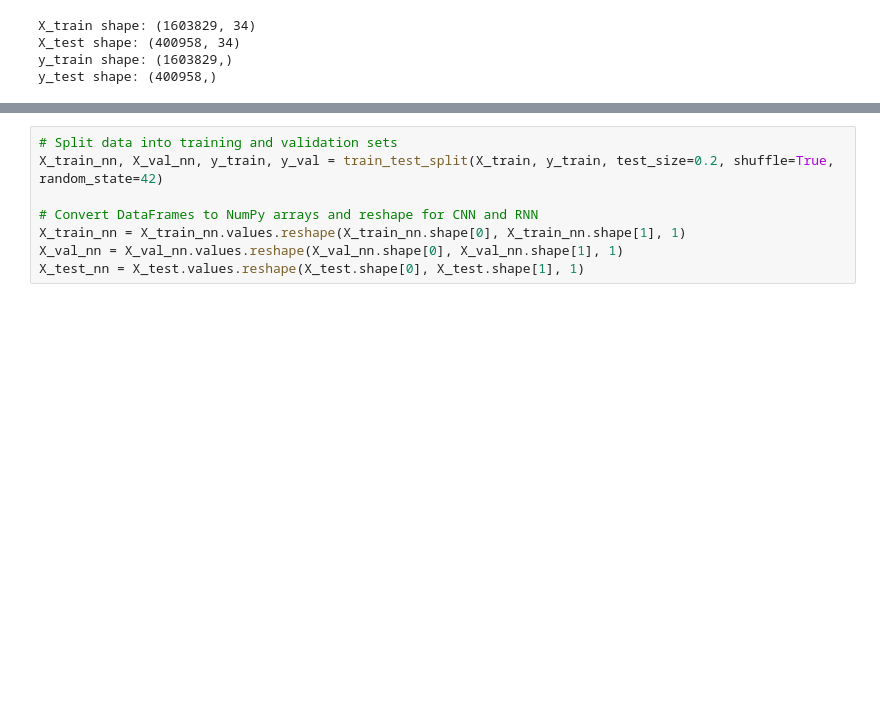
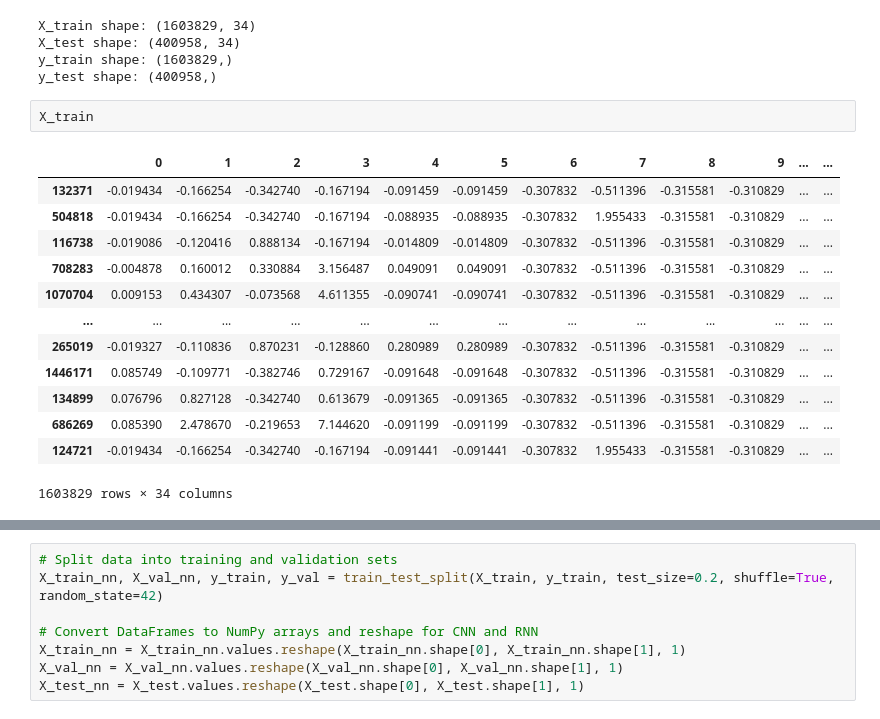
Before and after one commit to Awonke03/Capstone_Project, a Jupyter notebook: Capstone_Final_IOT.ipynb, the cells around one changed output, grey strips where cells are left out. Saved outputs shown, nothing was run; the diff lists cells and outputs as text; blank space fills up the shorter version.

```diff
--- a/Capstone_Final_IOT.ipynb
+++ b/Capstone_Final_IOT.ipynb
@@ -346,3 +346,19 @@ X_train shape: (1603829, 34)
 X_test shape: (400958, 34)
 y_train shape: (1603829,)
 y_test shape: (400958,)
+# %%
+X_train
+# %% [output]
+|  | 0 | 1 | 2 | 3 | 4 | 5 | 6 | 7 | 8 | 9 | ... | ... |
+| 132371 | -0.019434 | -0.166254 | -0.342740 | -0.167194 | -0.091459 | -0.091459 | -0.307832 | -0.511396 | -0.315581 | -0.310829 | ... | ... |
+| 504818 | -0.019434 | -0.166254 | -0.342740 | -0.167194 | -0.088935 | -0.088935 | -0.307832 | 1.955433 | -0.315581 | -0.310829 | ... | ... |
+| 116738 | -0.019086 | -0.120416 | 0.888134 | -0.167194 | -0.014809 | -0.014809 | -0.307832 | -0.511396 | -0.315581 | -0.310829 | ... | ... |
+| 708283 | -0.004878 | 0.160012 | 0.330884 | 3.156487 | 0.049091 | 0.049091 | -0.307832 | -0.511396 | -0.315581 | -0.310829 | ... | ... |
+| 1070704 | 0.009153 | 0.434307 | -0.073568 | 4.611355 | -0.090741 | -0.090741 | -0.307832 | -0.511396 | -0.315581 | -0.310829 | ... | ... |
+| ... | ... | ... | ... | ... | ... | ... | ... | ... | ... | ... | ... | ... |
+| 265019 | -0.019327 | -0.110836 | 0.870231 | -0.128860 | 0.280989 | 0.280989 | -0.307832 | -0.511396 | -0.315581 | -0.310829 | ... | ... |
+| 1446171 | 0.085749 | -0.109771 | -0.382746 | 0.729167 | -0.091648 | -0.091648 | -0.307832 | -0.511396 | -0.315581 | -0.310829 | ... | ... |
+| 134899 | 0.076796 | 0.827128 | -0.342740 | 0.613679 | -0.091365 | -0.091365 | -0.307832 | -0.511396 | -0.315581 | -0.310829 | ... | ... |
+| 686269 | 0.085390 | 2.478670 | -0.219653 | 7.144620 | -0.091199 | -0.091199 | -0.307832 | -0.511396 | -0.315581 | -0.310829 | ... | ... |
+| 124721 | -0.019434 | -0.166254 | -0.342740 | -0.167194 | -0.091441 | -0.091441 | -0.307832 | 1.955433 | -0.315581 | -0.310829 | ... | ... |
+1603829 rows × 34 columns
```
Also changed, not shown: parts of 26 cells of this notebook, 1 other file.
